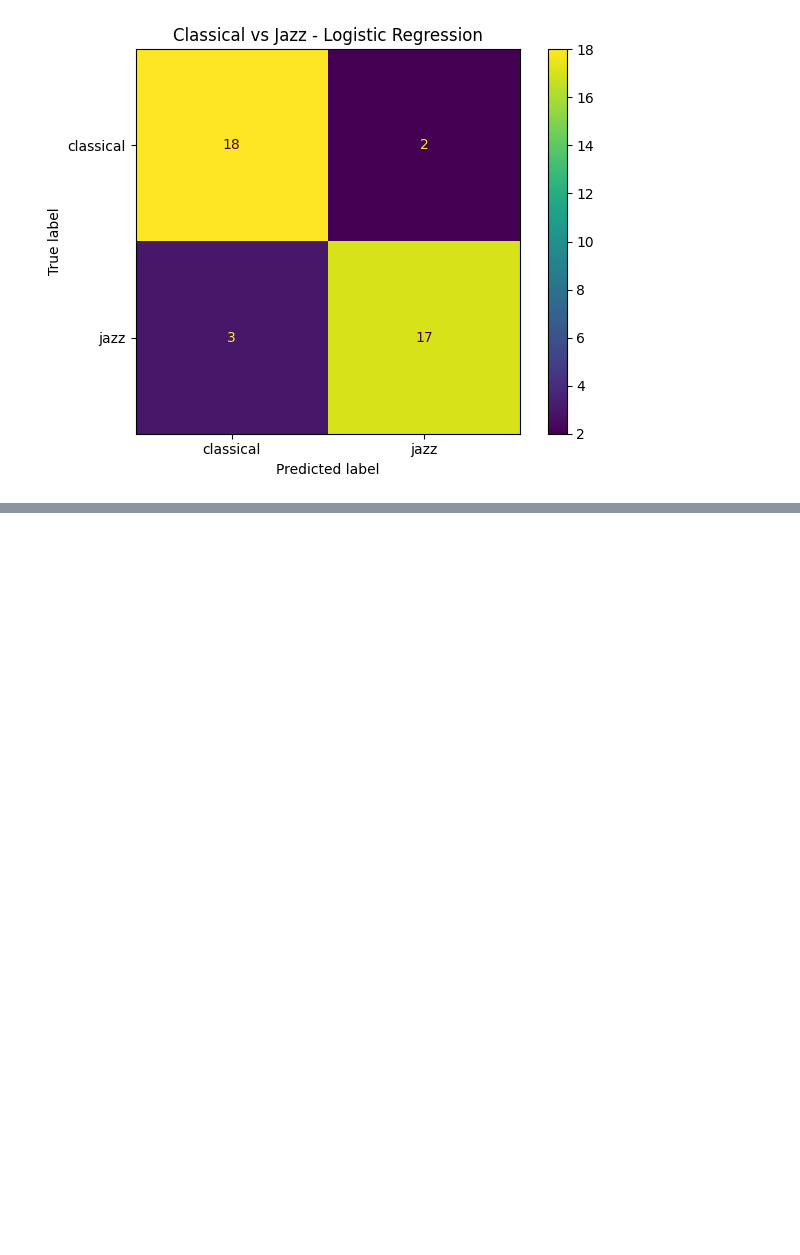
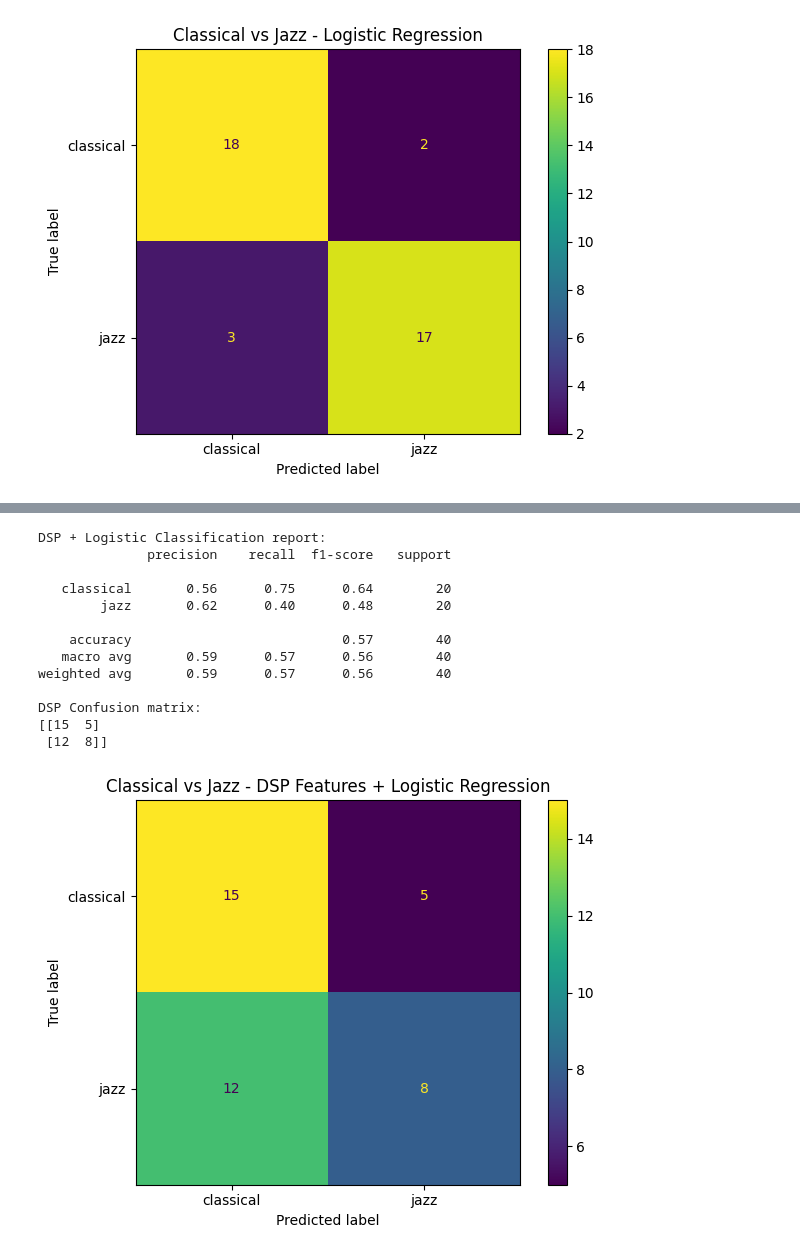
Before and after one commit to CodeClef/CompPHYSFinalProject, a Jupyter notebook: project.ipynb, the cells around one changed output, grey strips where cells are left out. Drawn from its saved outputs; the diff is of its cells as text; code cells hidden in the pictures; blank space fills up the shorter version.

```diff
--- a/project.ipynb
+++ b/project.ipynb
@@ -0,0 +1,5 @@
+# %%
+import numpy as np, torch
+a = 5
+np.random.seed(a)
+torch.manual_seed(a)
@@ -193,0 +285,41 @@ weighted avg       0.95      0.95      0.95        40
+# %%
+X_dsp_train, X_dsp_test, y_dsp_train, y_dsp_test = train_test_split(
+    X_dsp, y_dsp, test_size=0.2, random_state=42, stratify=y_dsp
+)
+
+scaler_dsp = StandardScaler()
+X_dsp_train_scaled = scaler_dsp.fit_transform(X_dsp_train)
+X_dsp_test_scaled  = scaler_dsp.transform(X_dsp_test)
+
+clf_dsp = LogisticRegression(max_iter=1000)
+clf_dsp.fit(X_dsp_train_scaled, y_dsp_train)
+
+y_dsp_pred = clf_dsp.predict(X_dsp_test_scaled)
+
+print("DSP + Logistic Classification report:")
+print(classification_report(y_dsp_test, y_dsp_pred, target_names=["classical", "jazz"]))
+
+cm_dsp = confusion_matrix(y_dsp_test, y_dsp_pred)
+print("DSP Confusion matrix:")
+print(cm_dsp)
+
+disp_dsp = ConfusionMatrixDisplay(confusion_matrix=cm_dsp, display_labels=["classical", "jazz"])
+disp_dsp.plot(values_format='d')
+plt.title("Classical vs Jazz - DSP Features + Logistic Regression")
+plt.tight_layout()
+plt.show()
+# %% [output]
+DSP + Logistic Classification report:
+              precision    recall  f1-score   support
+
+   classical       0.56      0.75      0.64        20
+        jazz       0.62      0.40      0.48        20
+
+    accuracy                           0.57        40
+   macro avg       0.59      0.57      0.56        40
+weighted avg       0.59      0.57      0.56        40
+
+DSP Confusion matrix:
+[[15  5]
+ [12  8]]
+[figure, added]
```
Also changed, not shown: parts of 9 cells of this notebook.
